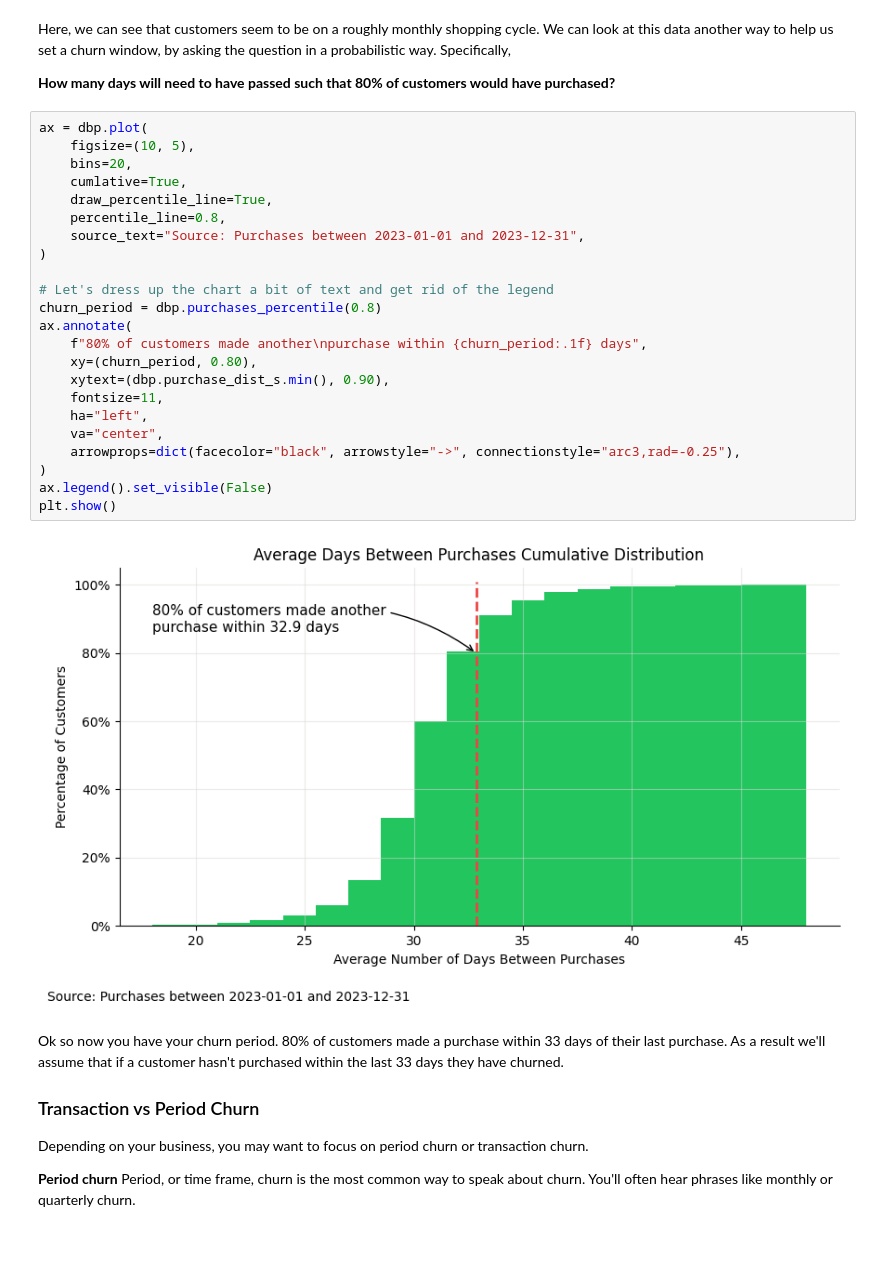
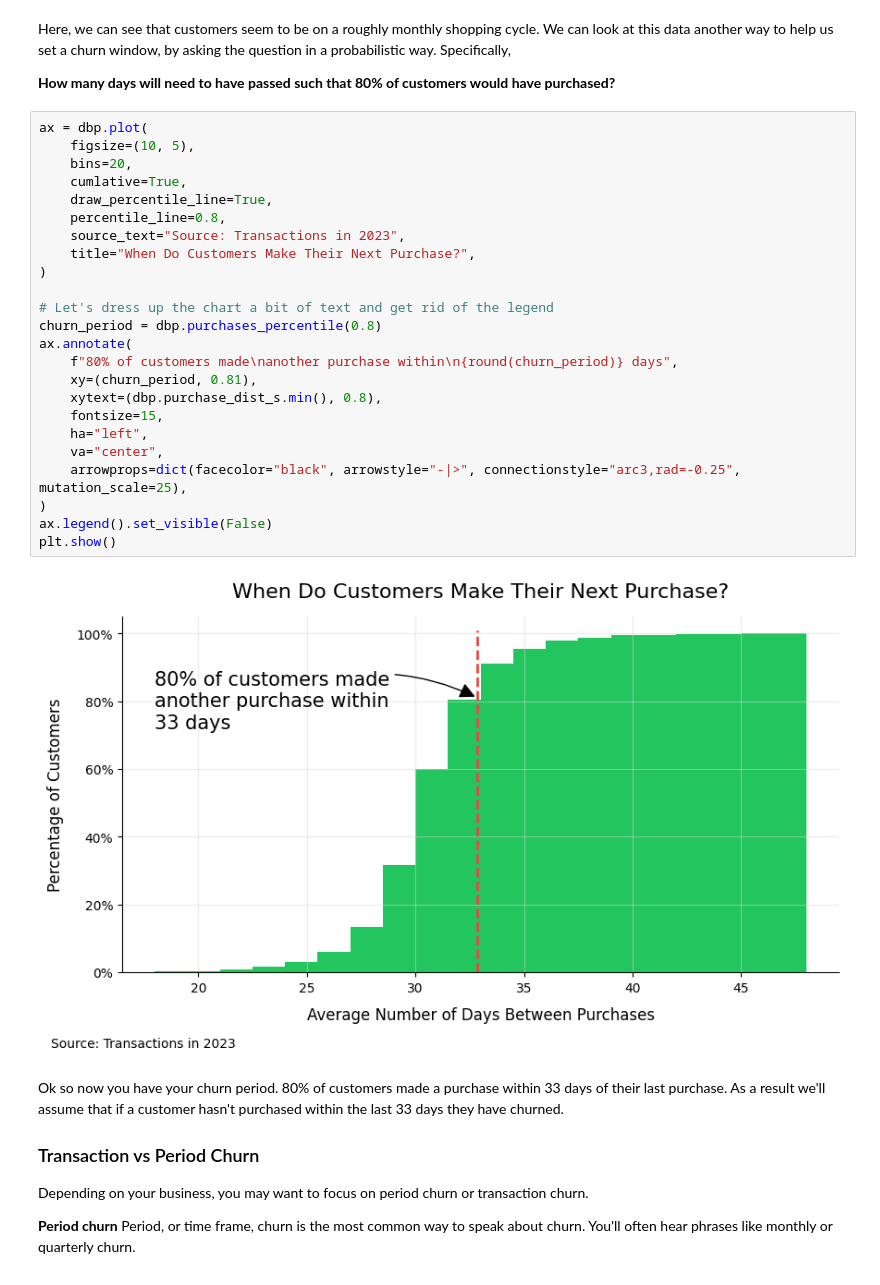
Before and after one commit to Data-Simply/pyretailscience, a Jupyter notebook: docs/examples/retention.ipynb, the cells around one changed output. Drawn from its saved outputs; the diff is of its cells as text; blank space fills up the shorter version.

```diff
--- a/docs/examples/retention.ipynb
+++ b/docs/examples/retention.ipynb
@@ -61,28 +62,29 @@ Here, we can see that customers seem to be on a roughly monthly shopping cycle.
 # %%
 ax = dbp.plot(
     figsize=(10, 5),
     bins=20,
     cumlative=True,
     draw_percentile_line=True,
     percentile_line=0.8,
-    source_text="Source: Purchases between 2023-01-01 and 2023-12-31",
+    source_text="Source: Transactions in 2023",
+    title="When Do Customers Make Their Next Purchase?",
 )
 
 # Let's dress up the chart a bit of text and get rid of the legend
 churn_period = dbp.purchases_percentile(0.8)
 ax.annotate(
-    f"80% of customers made another\npurchase within {churn_period:.1f} days",
-    xy=(churn_period, 0.80),
-    xytext=(dbp.purchase_dist_s.min(), 0.90),
-    fontsize=11,
+    f"80% of customers made\nanother purchase within\n{round(churn_period)} days",
+    xy=(churn_period, 0.81),
+    xytext=(dbp.purchase_dist_s.min(), 0.8),
+    fontsize=15,
     ha="left",
     va="center",
-    arrowprops=dict(facecolor="black", arrowstyle="->", connectionstyle="arc3,rad=-0.25"),
+    arrowprops=dict(facecolor="black", arrowstyle="-|>", connectionstyle="arc3,rad=-0.25", mutation_scale=25),
 )
 ax.legend().set_visible(False)
 plt.show()
 # %% [output]
-[figure, old version]
+[figure, new version]
 # %% [markdown]
 Ok so now you have your churn period. 80% of customers made a purchase within 33 days of their last purchase. As a result we'll assume that if a customer hasn't purchased within the last 33 days they have churned.
 
```
Also changed, not shown: parts of 4 cells of this notebook, 2 other files.
